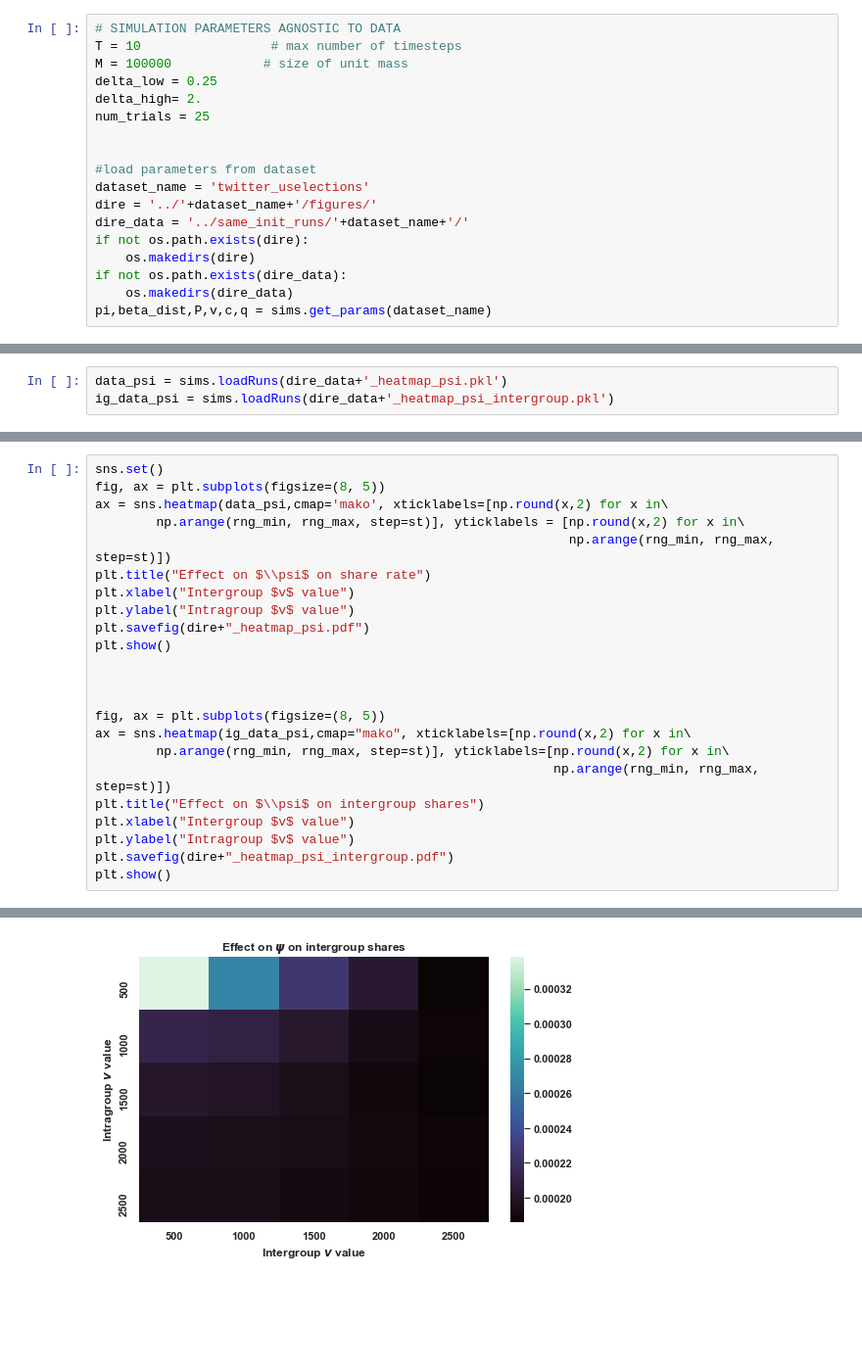
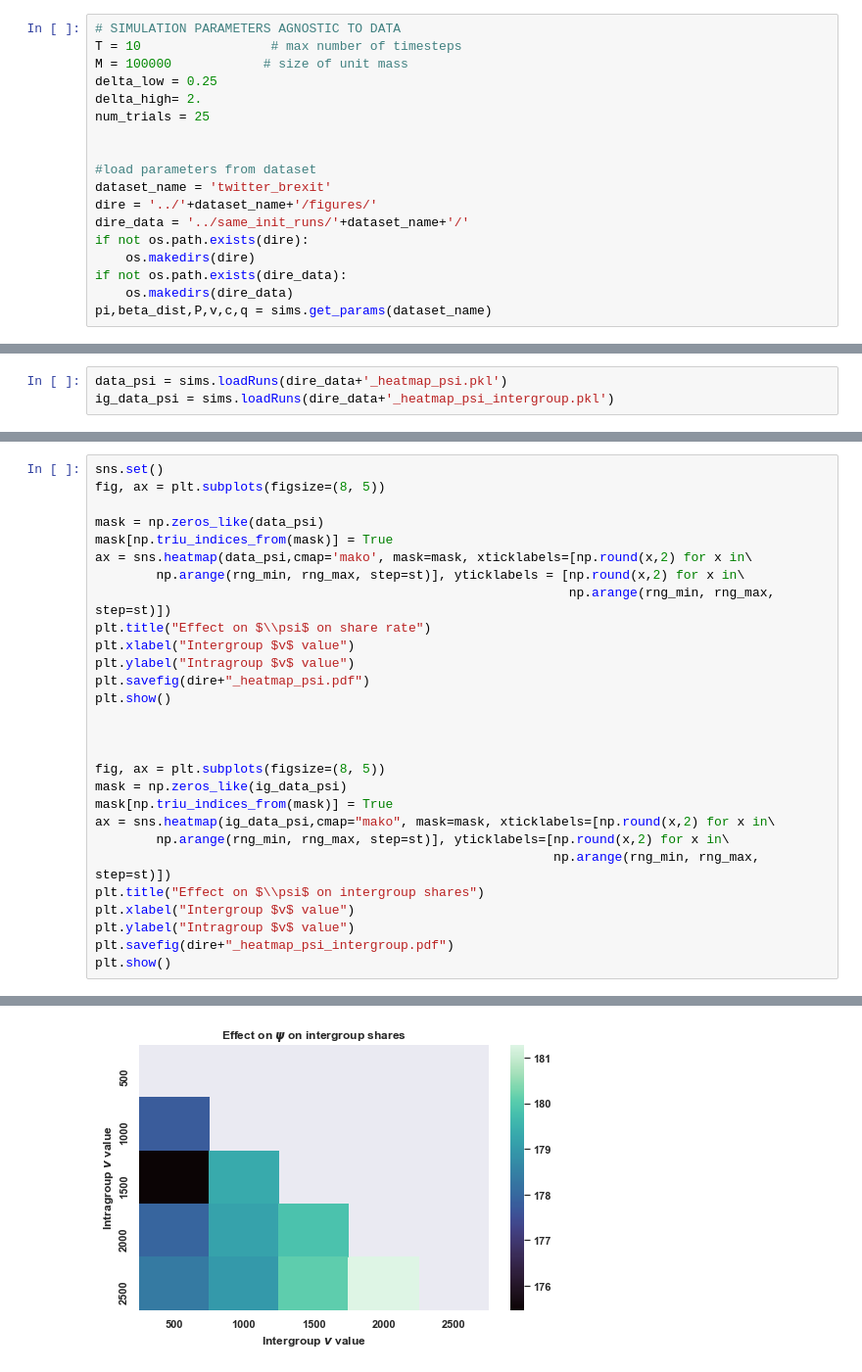
Before and after one commit to jfinocchiaro/long-term-fair-mdps, a Jupyter notebook: political-influence-refactored/notebooks/generate_runs.ipynb, the cells around one changed output, grey strips where cells are left out. Shown at 98% size. Saved outputs shown, nothing was run; the diff lists cells and outputs as text; blank space fills up the shorter version.

Commit message:
Re-running heatmaps with masks

```diff
--- a/political-influence-refactored/notebooks/generate_runs.ipynb
+++ b/political-influence-refactored/notebooks/generate_runs.ipynb
@@ -51,7 +51,7 @@ num_trials = 25
 
 
 #load parameters from dataset
-dataset_name = 'twitter_uselections'
+dataset_name = 'twitter_brexit'
 dire = '../'+dataset_name+'/figures/'
 dire_data = '../same_init_runs/'+dataset_name+'/'
 if not os.path.exists(dire):
@@ -468,7 +470,10 @@ print(data_psi)
 # %%
 sns.set()
 fig, ax = plt.subplots(figsize=(8, 5))
-ax = sns.heatmap(data_psi,cmap='mako', xticklabels=[np.round(x,2) for x in\
+
+mask = np.zeros_like(data_psi)
+mask[np.triu_indices_from(mask)] = True
+ax = sns.heatmap(data_psi,cmap='mako', mask=mask, xticklabels=[np.round(x,2) for x in\
         np.arange(rng_min, rng_max, step=st)], yticklabels = [np.round(x,2) for x in\
                                                               np.arange(rng_min, rng_max, step=st)])
 plt.title("Effect on $\\psi$ on share rate")
@@ -480,7 +485,9 @@ plt.show()
 
 
 fig, ax = plt.subplots(figsize=(8, 5))
-ax = sns.heatmap(ig_data_psi,cmap="mako", xticklabels=[np.round(x,2) for x in\
+mask = np.zeros_like(ig_data_psi)
+mask[np.triu_indices_from(mask)] = True
+ax = sns.heatmap(ig_data_psi,cmap="mako", mask=mask, xticklabels=[np.round(x,2) for x in\
         np.arange(rng_min, rng_max, step=st)], yticklabels=[np.round(x,2) for x in\
                                                             np.arange(rng_min, rng_max, step=st)])
 plt.title("Effect on $\\psi$ on intergroup shares")
@@ -493 +500 @@ plt.show()
-[figure, old version]
+[figure, new version]
```
Also changed, not shown: parts of 6 cells of this notebook, 15 other files.
